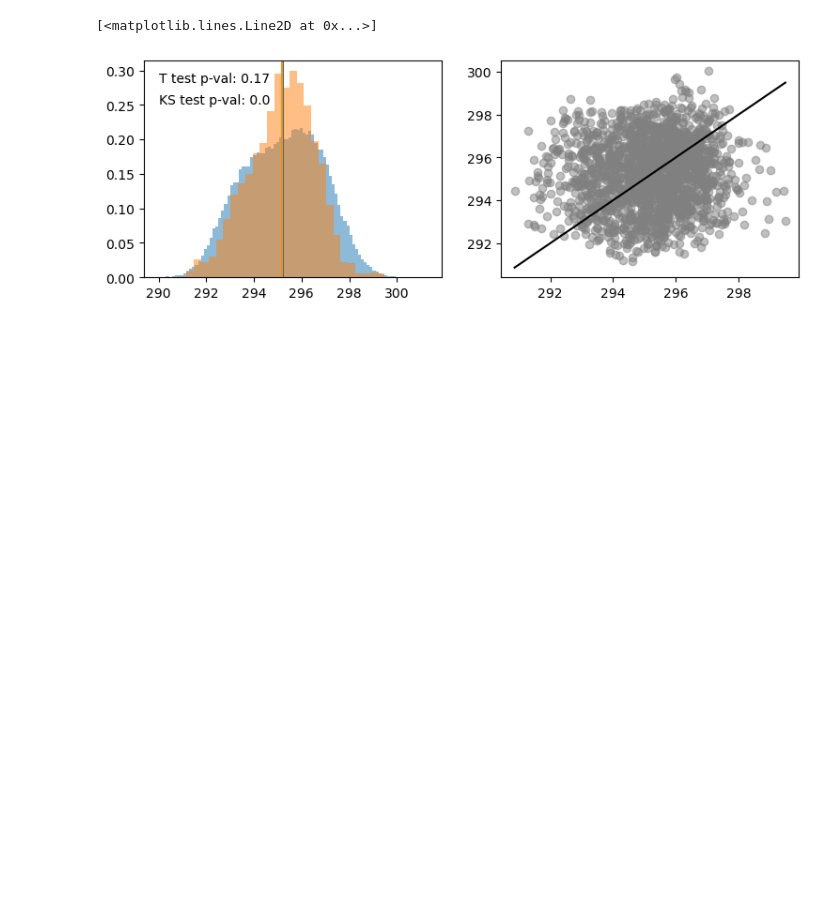
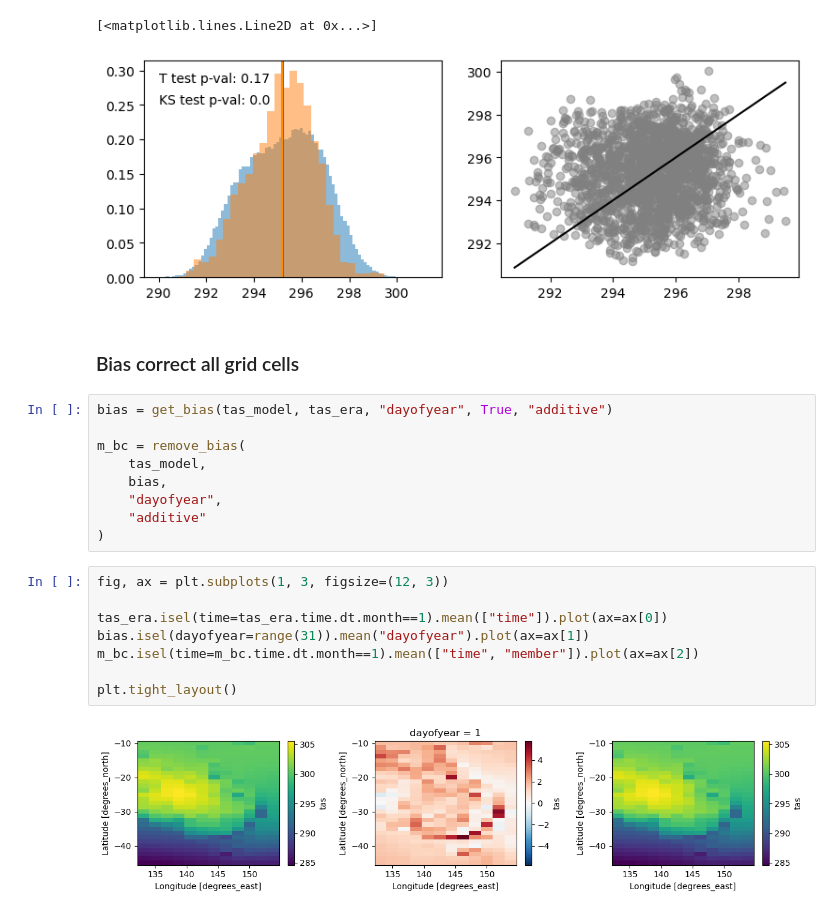
Before and after one commit to dougrichardson/LE_bias_correct, a Jupyter notebook: mean_bias.ipynb, the cells around one changed output. Cells and saved outputs as stored; diff of their text form; blank space fills up the shorter version.

```diff
--- a/mean_bias.ipynb
+++ b/mean_bias.ipynb
@@ -323,3 +323,24 @@ ax[1].plot((np.min(e), np.max(e)), (np.min(e), np.max(e)), color="k")
 # %% [output]
 [<matplotlib.lines.Line2D at 0x...>]
 [figure]
+# %% [markdown]
+### Bias correct all grid cells
+# %%
+bias = get_bias(tas_model, tas_era, "dayofyear", True, "additive")
+
+m_bc = remove_bias(
+    tas_model,
+    bias,
+    "dayofyear",
+    "additive"
+)
+# %%
+fig, ax = plt.subplots(1, 3, figsize=(12, 3))
+
+tas_era.isel(time=tas_era.time.dt.month==1).mean(["time"]).plot(ax=ax[0])
+bias.isel(dayofyear=range(31)).mean("dayofyear").plot(ax=ax[1])
+m_bc.isel(time=m_bc.time.dt.month==1).mean(["time", "member"]).plot(ax=ax[2])
+
+plt.tight_layout()
+# %% [output]
+[figure, added]
```
Also changed, not shown: parts of 3 cells of this notebook.
